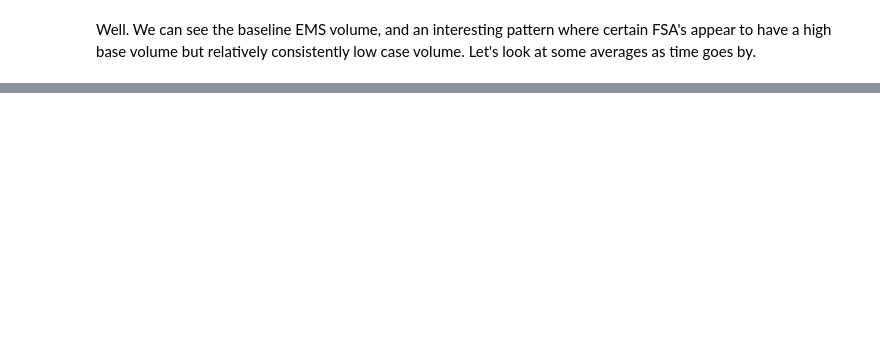
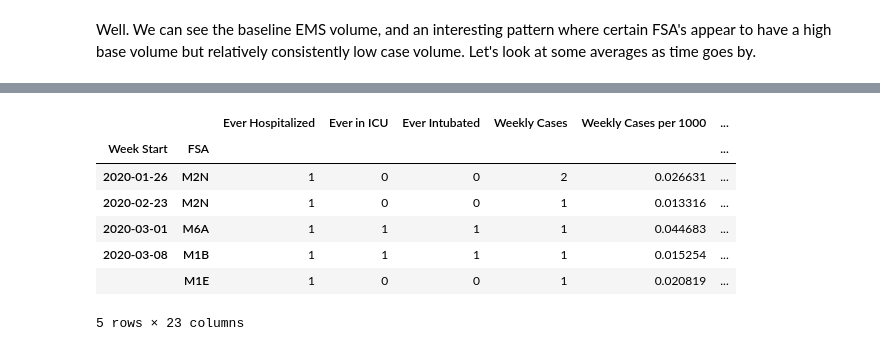
Before and after one commit to sourgrapes-YVR/Toronto_Covid_FSA, a Jupyter notebook: Data Analysis.ipynb, the cells around one changed output, grey strips where cells are left out. Cells and saved outputs as stored; diff of their text form; code cells hidden in the pictures; blank space fills up the shorter version.

```diff
--- a/Data Analysis.ipynb
+++ b/Data Analysis.ipynb
@@ -343,0 +479,11 @@ Length: 96, dtype: float64
+# %%
+filtered_weekly_data.head()
+# %% [output]
+|  |  | Ever Hospitalized | Ever in ICU | Ever Intubated | Weekly Cases | Weekly Cases per 1000 | ... |
+| Week Start | FSA |  |  |  |  |  | ... |
+| 2020-01-26 | M2N | 1 | 0 | 0 | 2 | 0.026631 | ... |
+| 2020-02-23 | M2N | 1 | 0 | 0 | 1 | 0.013316 | ... |
+| 2020-03-01 | M6A | 1 | 1 | 1 | 1 | 0.044683 | ... |
+| 2020-03-08 | M1B | 1 | 1 | 1 | 1 | 0.015254 | ... |
+|  | M1E | 1 | 0 | 0 | 1 | 0.020819 | ... |
+5 rows × 23 columns
```
Also changed, not shown: parts of 53 cells of this notebook.
